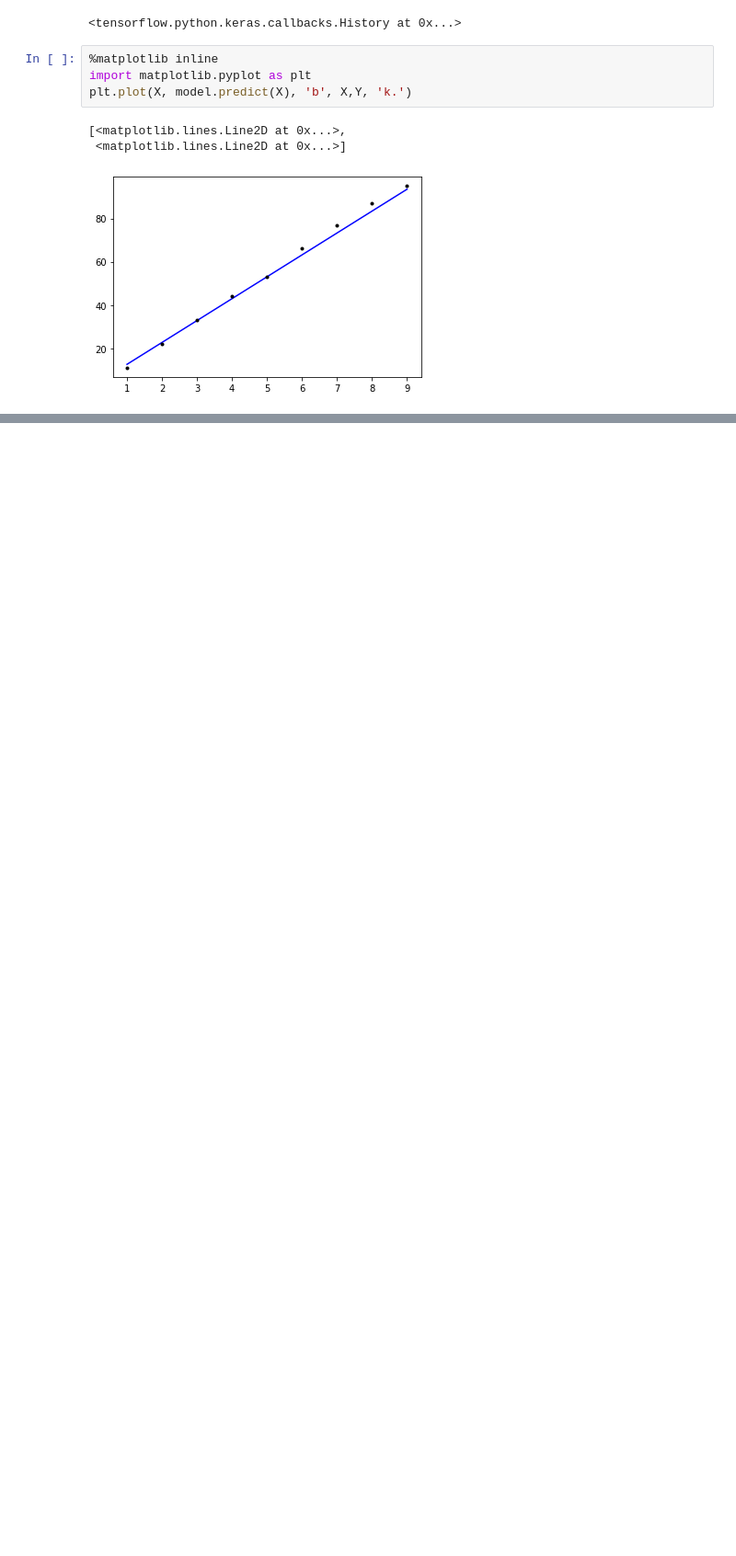
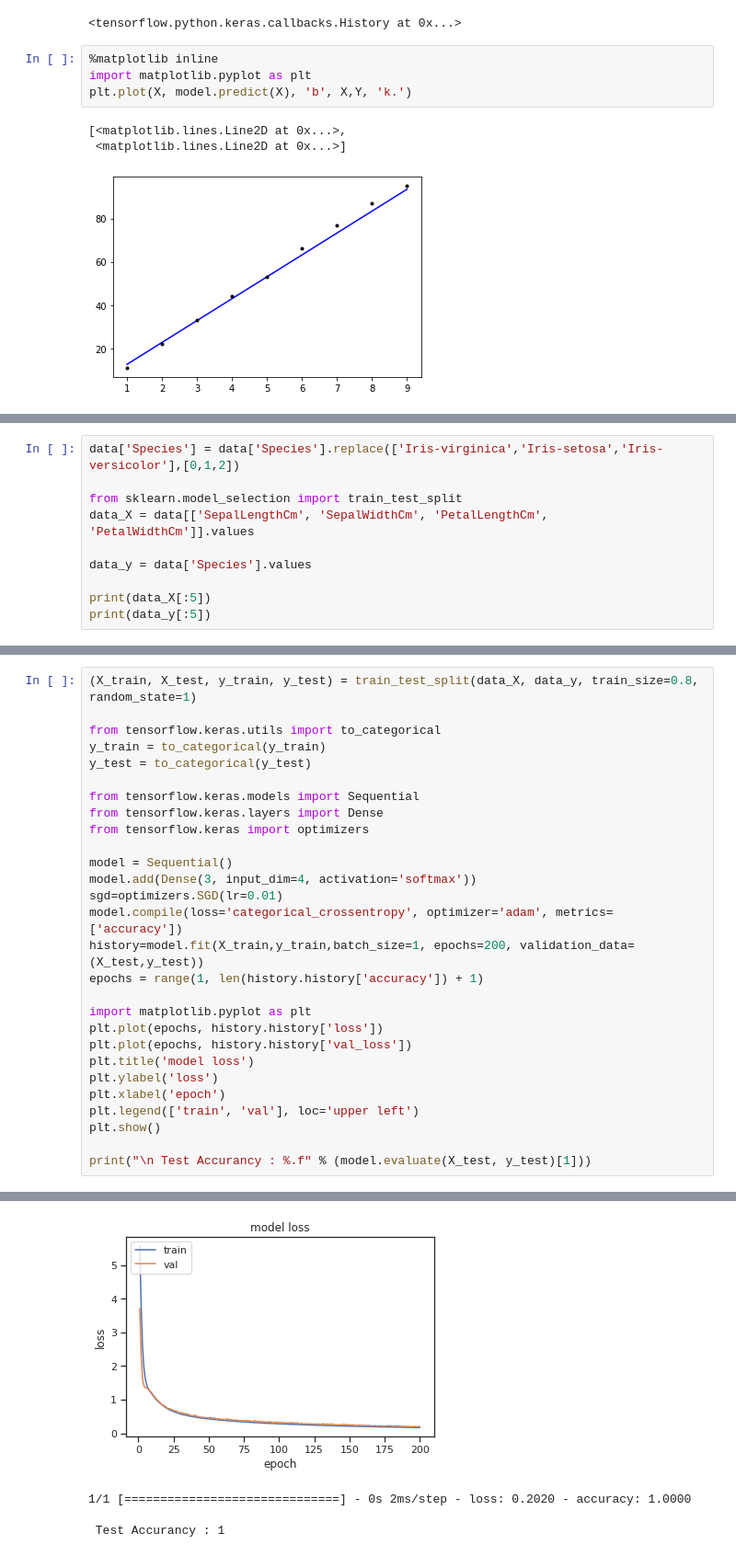
Before and after one commit to KyungKyuLee/NLP, a Jupyter notebook: Language_Preprocessing.ipynb, the cells around one changed output, grey strips where cells are left out. Shown at 92% size. Drawn from its saved outputs; the diff is of its cells as text; blank space fills up the shorter version.

```diff
--- a/Language_Preprocessing.ipynb
+++ b/Language_Preprocessing.ipynb
@@ -1072,0 +1160,10 @@ plt.plot(X, model.predict(X), 'b', X,Y, 'k.')
+# %%
+data['Species'] = data['Species'].replace(['Iris-virginica','Iris-setosa','Iris-versicolor'],[0,1,2])
+
+from sklearn.model_selection import train_test_split
+data_X = data[['SepalLengthCm', 'SepalWidthCm', 'PetalLengthCm', 'PetalWidthCm']].values
+
+data_y = data['Species'].values
+
+print(data_X[:5])
+print(data_y[:5])
@@ -1072,0 +1177,29 @@ plt.plot(X, model.predict(X), 'b', X,Y, 'k.')
+# %%
+(X_train, X_test, y_train, y_test) = train_test_split(data_X, data_y, train_size=0.8, random_state=1)
+
+from tensorflow.keras.utils import to_categorical
+y_train = to_categorical(y_train)
+y_test = to_categorical(y_test)
+
+from tensorflow.keras.models import Sequential
+from tensorflow.keras.layers import Dense
+from tensorflow.keras import optimizers
+
+model = Sequential()
+model.add(Dense(3, input_dim=4, activation='softmax'))
+sgd=optimizers.SGD(lr=0.01)
+model.compile(loss='categorical_crossentropy', optimizer='adam', metrics=['accuracy'])
+history=model.fit(X_train,y_train,batch_size=1, epochs=200, validation_data=(X_test,y_test))
+epochs = range(1, len(history.history['accuracy']) + 1)
+
+import matplotlib.pyplot as plt
+plt.plot(epochs, history.history['loss'])
+plt.plot(epochs, history.history['val_loss'])
+plt.title('model loss')
+plt.ylabel('loss')
+plt.xlabel('epoch')
+plt.legend(['train', 'val'], loc='upper left')
+plt.show()
+
+print("\n Test Accurancy : %.f" % (model.evaluate(X_test, y_test)[1]))
+# %% [output]
@@ -1072,0 +1223,4 @@ plt.plot(X, model.predict(X), 'b', X,Y, 'k.')
+[figure, added]
+1/1 [==============================] - 0s 2ms/step - loss: 0.2020 - accuracy: 1.0000
+
+ Test Accurancy : 1
```
Also changed, not shown: parts of 9 cells of this notebook.
